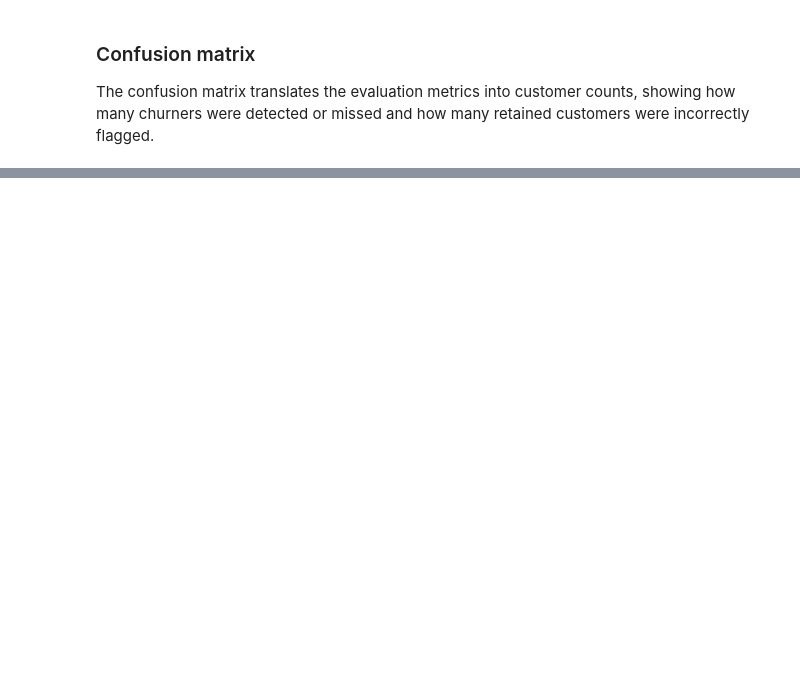
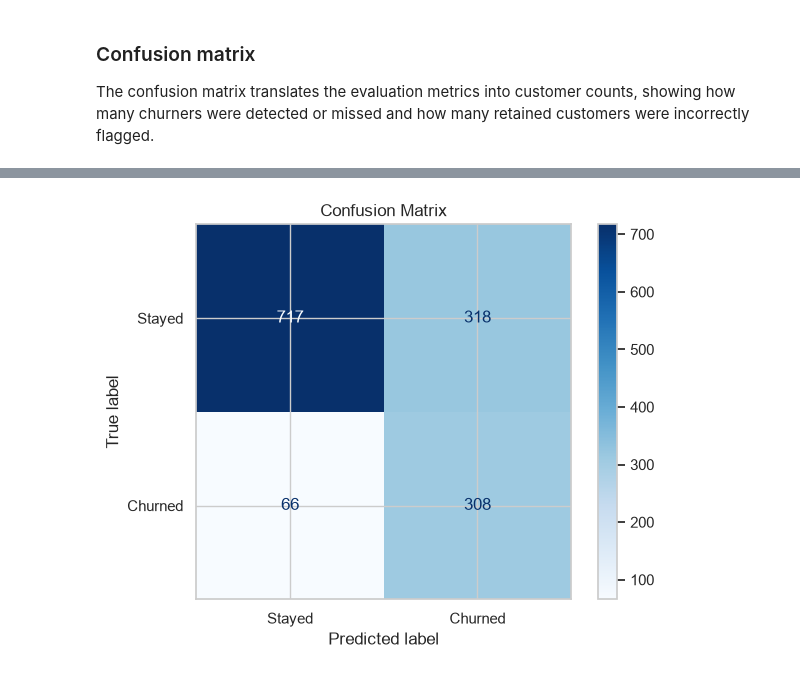
Before and after one commit to AlyIbrahim1/telecom-retention-campaign-workbench, a Jupyter notebook: teleco_churn_eda.ipynb, the cells around one changed output, grey strips where cells are left out. Drawn from its saved outputs; the diff is of its cells as text; code cells hidden in the pictures; blank space fills up the shorter version.

```diff
--- a/teleco_churn_eda.ipynb
+++ b/teleco_churn_eda.ipynb
@@ -1082,0 +1184,29 @@ Whether this trade-off is acceptable depends on campaign economics:
+# %%
+tree_model = tree_search.best_estimator_
+
+tree_predictions = tree_model.predict(
+    X_test
+)
+
+print("Best decision-tree parameters:")
+print(tree_search.best_params_)
+
+print("\nBest cross-validation recall:")
+print(round(tree_search.best_score_, 3))
+
+selected_tree = tree_model.named_steps["model"]
+
+print("Tree depth:", selected_tree.get_depth())
+print("Number of leaves:", selected_tree.get_n_leaves())
+
+print(
+    classification_report(
+        y_test,
+        tree_predictions,
+        target_names=[
+            "Stayed",
+            "Churned"
+        ],
+        digits=3
+    )
+)
@@ -1082,0 +1233,15 @@ Whether this trade-off is acceptable depends on campaign economics:
+# %%
+ConfusionMatrixDisplay.from_predictions(
+    y_test,
+    tree_predictions,
+    labels=[0, 1],
+    display_labels=["Stayed", "Churned"],
+    cmap="Blues",
+    values_format="d"
+)
+
+plt.title("Confusion Matrix")
+plt.tight_layout()
+plt.show()
+# %% [output]
+[figure, added]
```
Also changed, not shown: parts of 33 cells of this notebook.
